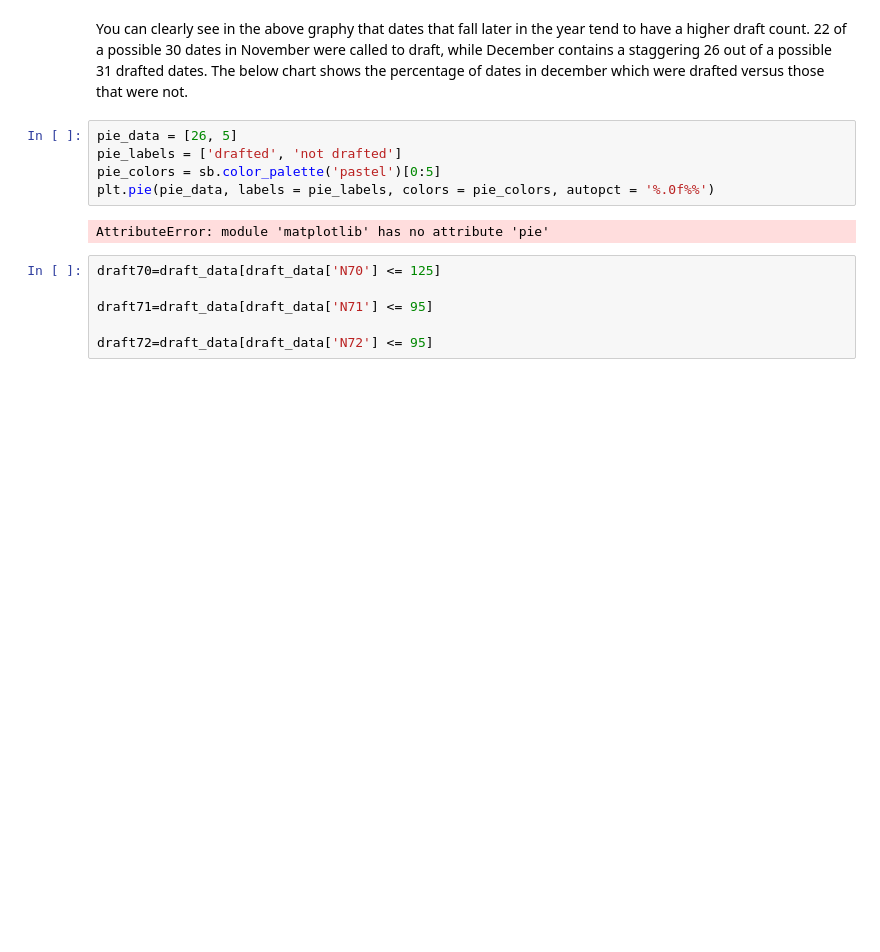
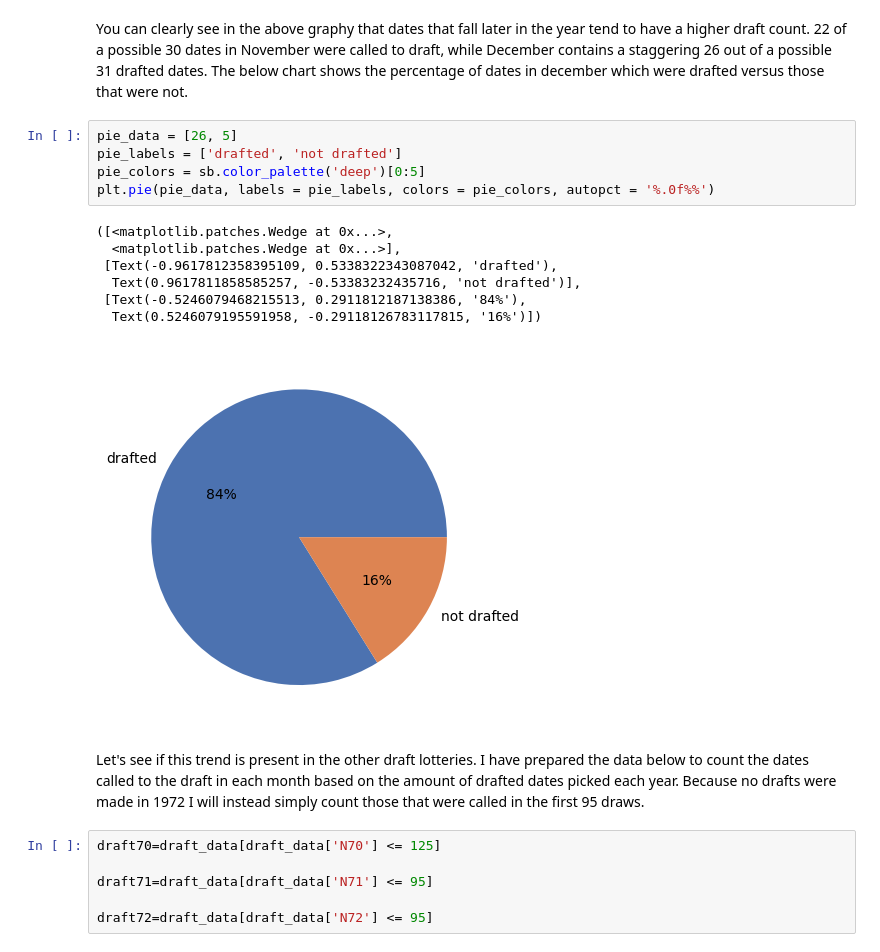
Before and after one commit to bdchaput/Vietnam-Draft-Data, a Jupyter notebook: vietnam.ipynb, the cells around one changed output. Cells and saved outputs as stored; diff of their text form; blank space fills up the shorter version.

Commit message:
attempting to fix pie chart

```diff
--- a/vietnam.ipynb
+++ b/vietnam.ipynb
@@ -160,10 +160,18 @@ You can clearly see in the above graphy that dates that fall later in the year t
 # %%
 pie_data = [26, 5]
 pie_labels = ['drafted', 'not drafted']
-pie_colors = sb.color_palette('pastel')[0:5]
+pie_colors = sb.color_palette('deep')[0:5]
 plt.pie(pie_data, labels = pie_labels, colors = pie_colors, autopct = '%.0f%%')
 # %% [output]
-AttributeError: module 'matplotlib' has no attribute 'pie'
+([<matplotlib.patches.Wedge at 0x...>,
+  <matplotlib.patches.Wedge at 0x...>],
+ [Text(-0.9617812358395109, 0.5338322343087042, 'drafted'),
+  Text(0.9617811858585257, -0.53383232435716, 'not drafted')],
+ [Text(-0.5246079468215513, 0.2911812187138386, '84%'),
+  Text(0.5246079195591958, -0.29118126783117815, '16%')])
+[figure, added]
+# %% [markdown]
+Let's see if this trend is present in the other draft lotteries. I have prepared the data below to count the dates called to the draft in each month based on the amount of drafted dates picked each year. Because no drafts were made in 1972 I will instead simply count those that were called in the first 95 draws.
 # %%
 draft70=draft_data[draft_data['N70'] <= 125]
 
```
Also changed, not shown: parts of 3 cells of this notebook.
